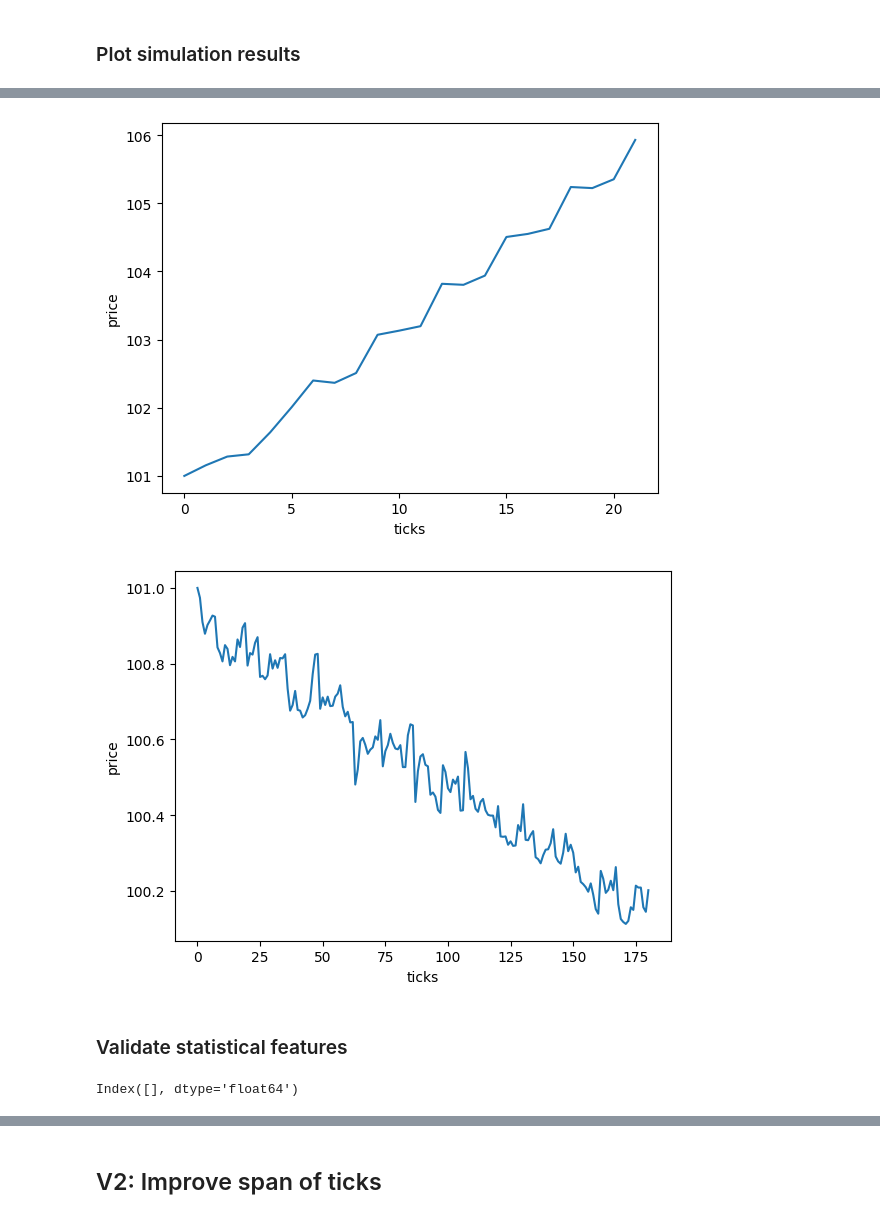
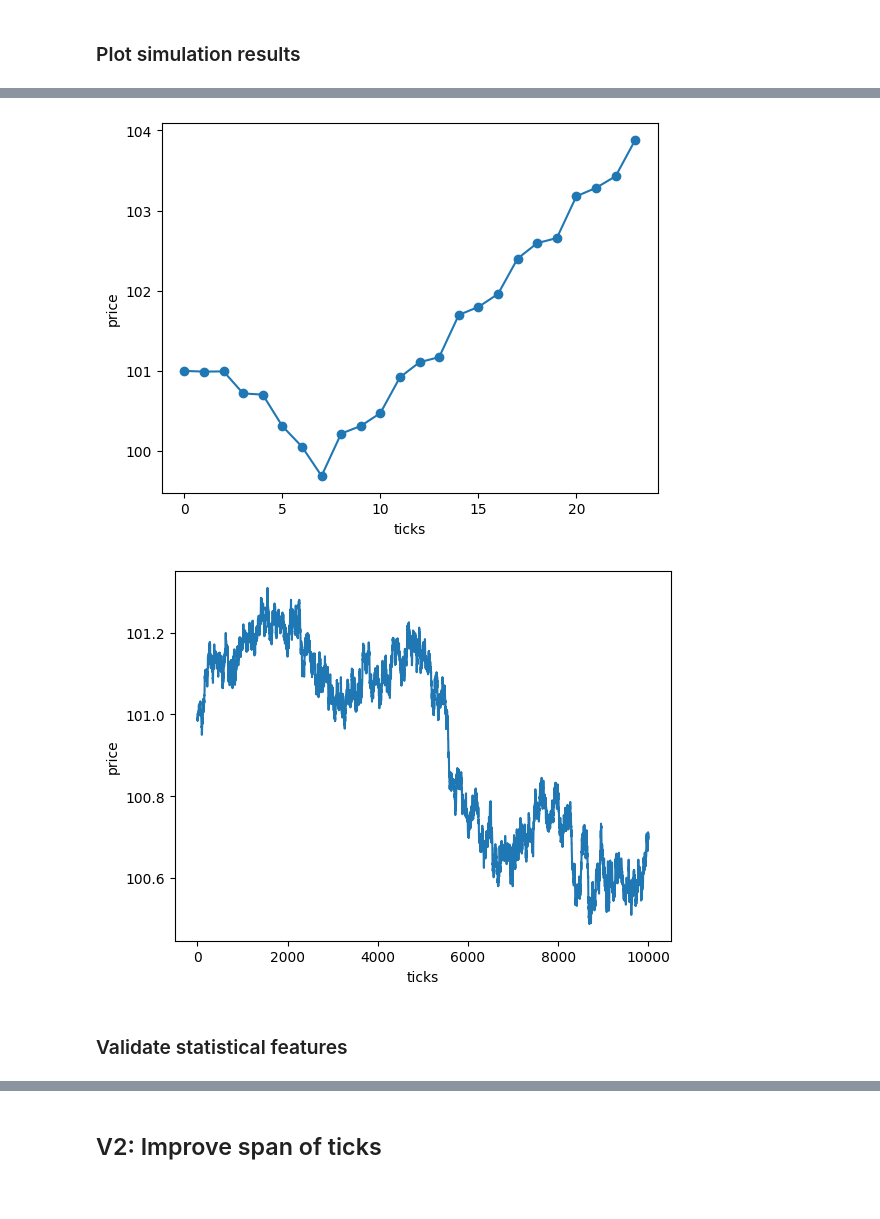
Before and after one commit to Naradice/stocknet_study, a Jupyter notebook: FeatureEngineering/AgentSimulation.ipynb, the cells around one changed output, grey strips where cells are left out. Saved outputs shown, nothing was run; the diff lists cells and outputs as text; code cells hidden in the pictures.

```diff
--- a/FeatureEngineering/AgentSimulation.ipynb
+++ b/FeatureEngineering/AgentSimulation.ipynb
@@ -44,7 +44,7 @@ class DeterministicDealerModelV1:
             raise ValueError("initial position is invalid.")
         self.agent_df = pd.concat([tendency, position_trends, prices], axis=1, keys=["tend", "position", "price"], names=["id"])
         self.spread = spread
-        self.market_price = initial_price
+        self.market_price = initial_price + self.spread
         self.__initial_price = initial_price
         self.__min_vol = min_volatility
         self.__max_vol = max_volatility
@@ -59,13 +59,11 @@ class DeterministicDealerModelV1:
         return self.agent_df.price
 
     def contruct(self):
-        ask_agents = self.agent_df.loc[self.agent_df.position == 1]
-        bought_agent_id = ask_agents.price.idxmax()
-        ask_order_price = ask_agents.price[bought_agent_id]
+        bought_agent_id = self.agent_df.price.idxmax()
+        ask_order_price = self.agent_df.price[bought_agent_id]
 
-        bid_agents = self.agent_df.loc[self.agent_df.position == -1]
-        sold_agent_id = bid_agents.price.idxmin()
-        bid_order_price = bid_agents.price[sold_agent_id] + self.spread
+        sold_agent_id = self.agent_df.price.idxmin()
+        bid_order_price = self.agent_df.price[sold_agent_id] + self.spread
 
         if ask_order_price >= bid_order_price:
             # print("---contructed!!---")
@@ -79,17 +77,16 @@ class DeterministicDealerModelV1:
 
 
     def simulate(self, ticks_num:int):
-        price_history = [self.market_price + self.spread]
+        price_history = [self.market_price]
         tick_times = [self.tick_time]
         for tick in range(ticks_num):
             self.tick_time += self.tick_time_unit
+            self.advance_order_price()
             price = self.contruct()
             if price is not None:
                 # print(self.tick_time)
                 price_history.append(price)
                 tick_times.append(self.tick_time)
-            else:
-                self.advance_order_price()
         price_hist_df = pd.DataFrame(price_history, columns=["price"])
         return price_hist_df, tick_times
 # %% [markdown]
@@ -109,21 +106,21 @@ plt.show()
 # %%
-model = DeterministicDealerModelV1(3, initial_positions=[1, -1, 1])
+model = DeterministicDealerModelV1(3, initial_positions=[1, -1, -11])
 prices, ticks = model.simulate(1000)
-plt.plot(prices)
+plt.plot(prices, marker="o")
 plt.xlabel("ticks")
 plt.ylabel("price")
 plt.show()
 # %% [output]
-[figure, old version]
+[figure, new version]
 # %%
-model = DeterministicDealerModelV1(30)
-prices, ticks = model.simulate(1000)
+model = DeterministicDealerModelV1(300)
+prices, ticks = model.simulate(10000)
 plt.plot(prices)
 plt.xlabel("ticks")
 plt.ylabel("price")
 plt.show()
 # %% [output]
-[figure, old version]
+[figure, new version]
 # %% [markdown]
 ### Validate statistical features
 # %%
@@ -134,4 +130,0 @@ prices = model.simulate(1000)
-# %%
-prices.index[1:][(prices.index[1:] - prices.index[:-1]) / model.tick_time_unit >= 2]
-# %% [output]
-Index([], dtype='float64')
```
Also changed, not shown: parts of 11 cells of this notebook.
